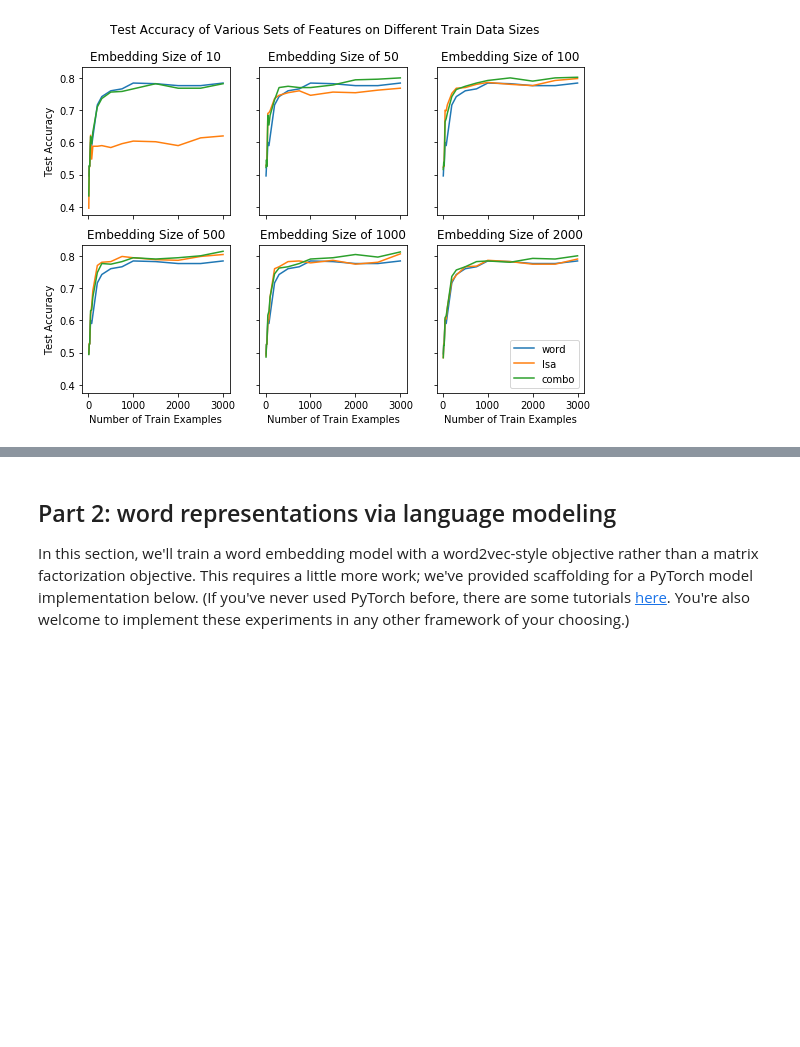
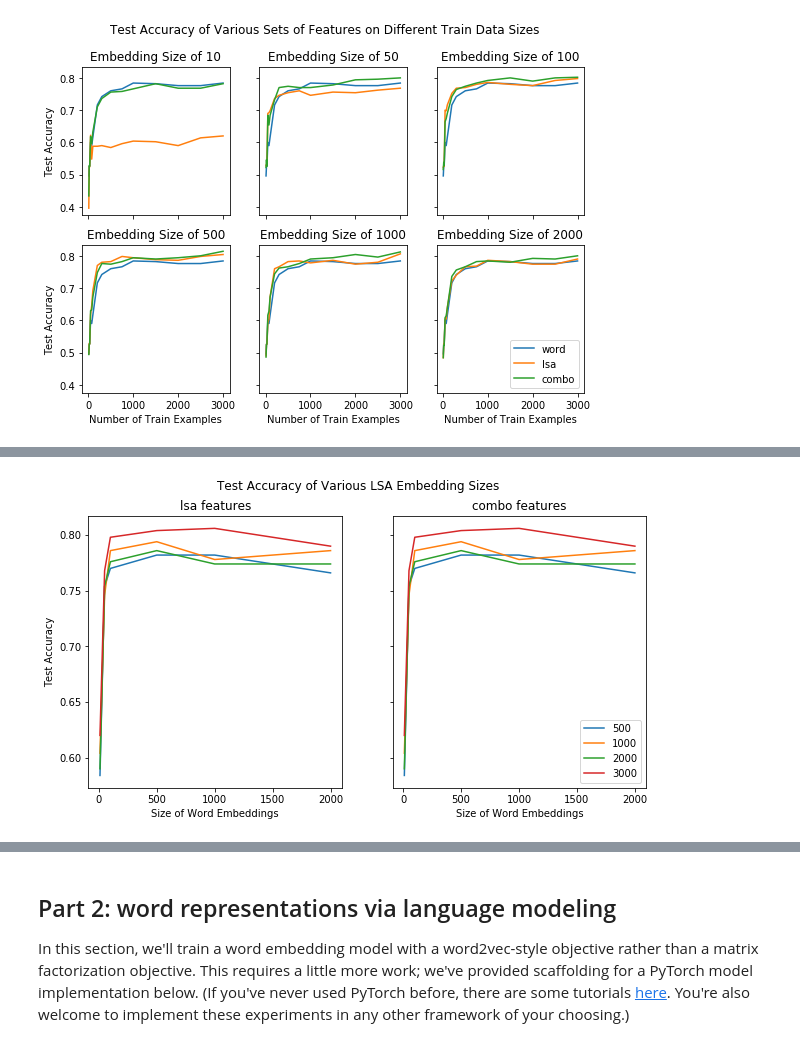
Before and after one commit to albert-yue/6864-hw1, a Jupyter notebook: 6864_hw1.ipynb, the cells around one changed output, grey strips where cells are left out. Saved outputs shown, nothing was run; the diff lists cells and outputs as text; code cells hidden in the pictures; blank space fills up the shorter version.

```diff
--- a/6864_hw1.ipynb
+++ b/6864_hw1.ipynb
@@ -334,0 +433,31 @@ plt.show()
+# %%
+fig, axs = plt.subplots(1, 2, figsize=(10, 5), sharey=True)
+ax_lsa, ax_combo = axs
+
+ax_lsa.set_title('lsa features')
+ax_combo.set_title('combo features')
+
+for train_size in [500, 1000, 2000, 3000]:
+    train_idx = train_sizes.index(train_size)
+    lsa_acc_by_embed_size = []
+    combo_acc_by_embed_size = []
+    for embed_sz in embedding_sizes:
+        acc_lsa = word_embed_results[embed_sz]["lsa"][train_idx]
+        lsa_acc_by_embed_size.append(acc_lsa)
+        acc_combo = word_embed_results[embed_sz]["combo"][train_idx]
+        combo_acc_by_embed_size.append(acc_lsa)
+    ax_lsa.plot(embedding_sizes, lsa_acc_by_embed_size, label="{}".format(train_size))
+    ax_combo.plot(embedding_sizes, combo_acc_by_embed_size, label="{}".format(train_size))
+
+plt.legend(loc = "lower right")
+plt.suptitle('Test Accuracy of Various LSA Embedding Sizes')
+
+for ax in axs.flat:
+    ax.set(xlabel='Size of Word Embeddings', ylabel='Test Accuracy')
+    # Hide x labels and tick labels for top plots and y ticks for right plots.
+    ax.label_outer()
+
+# plt.savefig('assets/word_embed_matrix_ntrain.png')
+plt.show()
+# %% [output]
+[figure, added]
```
Also changed, not shown: parts of 18 cells of this notebook.
